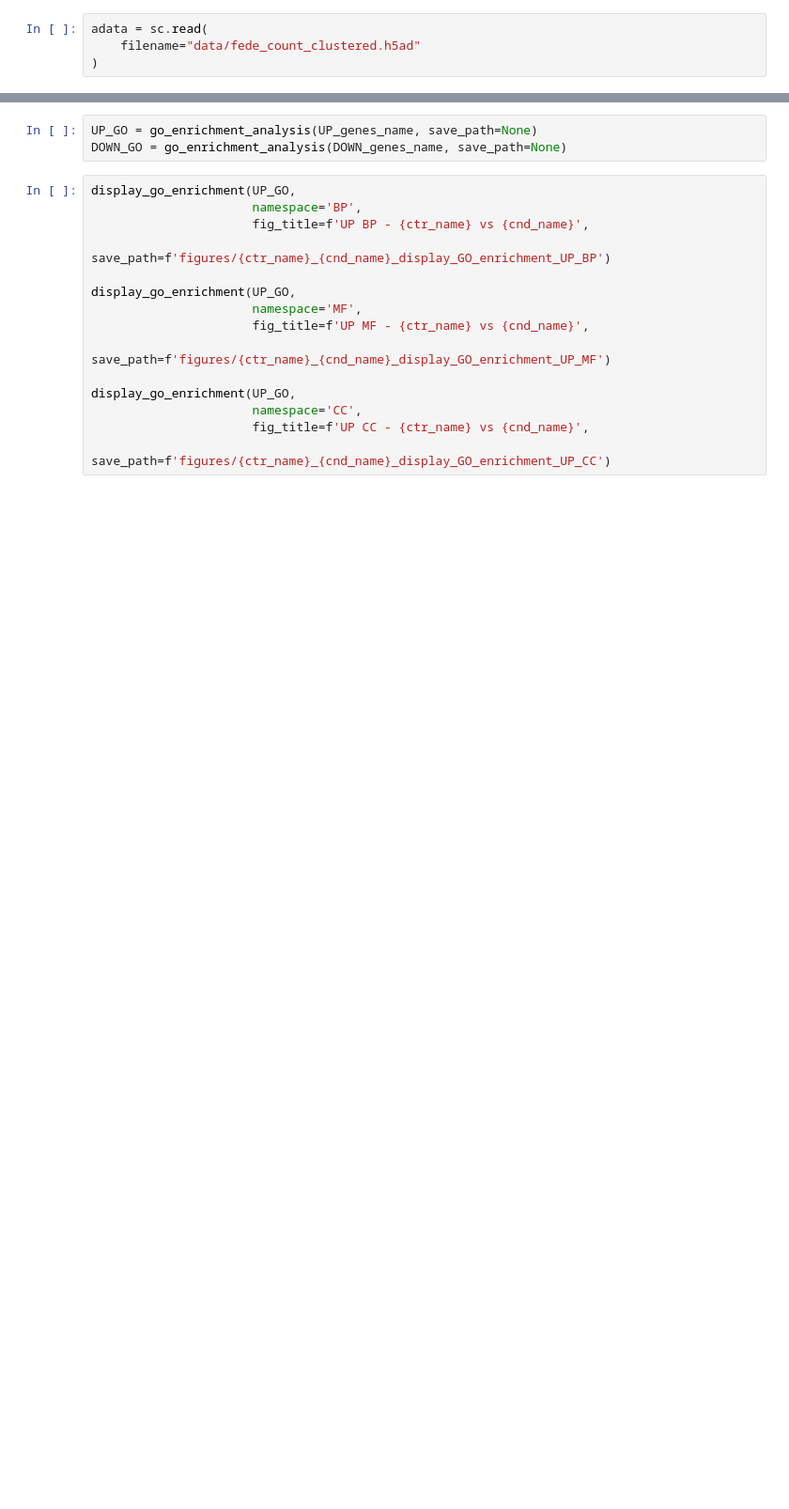
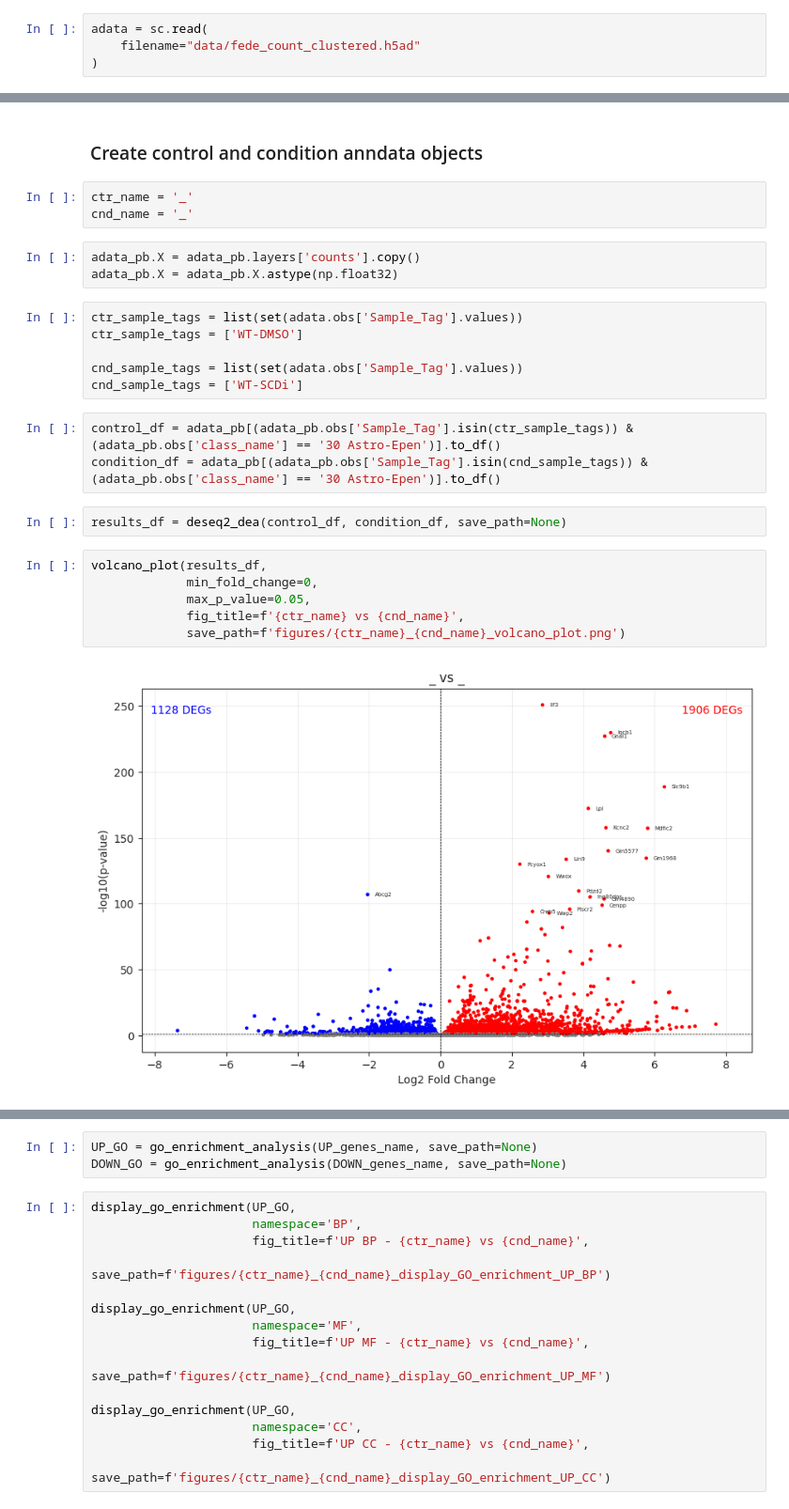
Before and after one commit to Xavier919/scRNAseq_analysis, a Jupyter notebook: notebook2.ipynb, the cells around one changed output, grey strips where cells are left out. Shown at 94% size. Saved outputs shown, nothing was run; the diff lists cells and outputs as text; blank space fills up the shorter version.

```diff
--- a/notebook2.ipynb
+++ b/notebook2.ipynb
@@ -40,0 +55,27 @@ cnd_sample_tags = ['3xTg-DMSO']
+# %% [markdown]
+### Create control and condition anndata objects
+# %%
+ctr_name = '_'
+cnd_name = '_'
+# %%
+adata_pb.X = adata_pb.layers['counts'].copy()
+adata_pb.X = adata_pb.X.astype(np.float32)
+# %%
+ctr_sample_tags = list(set(adata.obs['Sample_Tag'].values))
+ctr_sample_tags = ['WT-DMSO']
+
+cnd_sample_tags = list(set(adata.obs['Sample_Tag'].values))
+cnd_sample_tags = ['WT-SCDi']
+# %%
+control_df = adata_pb[(adata_pb.obs['Sample_Tag'].isin(ctr_sample_tags)) & (adata_pb.obs['class_name'] == '30 Astro-Epen')].to_df()
+condition_df = adata_pb[(adata_pb.obs['Sample_Tag'].isin(cnd_sample_tags)) & (adata_pb.obs['class_name'] == '30 Astro-Epen')].to_df()
+# %%
+results_df = deseq2_dea(control_df, condition_df, save_path=None)
+# %%
+volcano_plot(results_df,
+             min_fold_change=0,
+             max_p_value=0.05,
+             fig_title=f'{ctr_name} vs {cnd_name}',
+             save_path=f'figures/{ctr_name}_{cnd_name}_volcano_plot.png')
+# %% [output]
+[figure, added]
```
Also changed, not shown: parts of 30 cells of this notebook, 1 other file.
